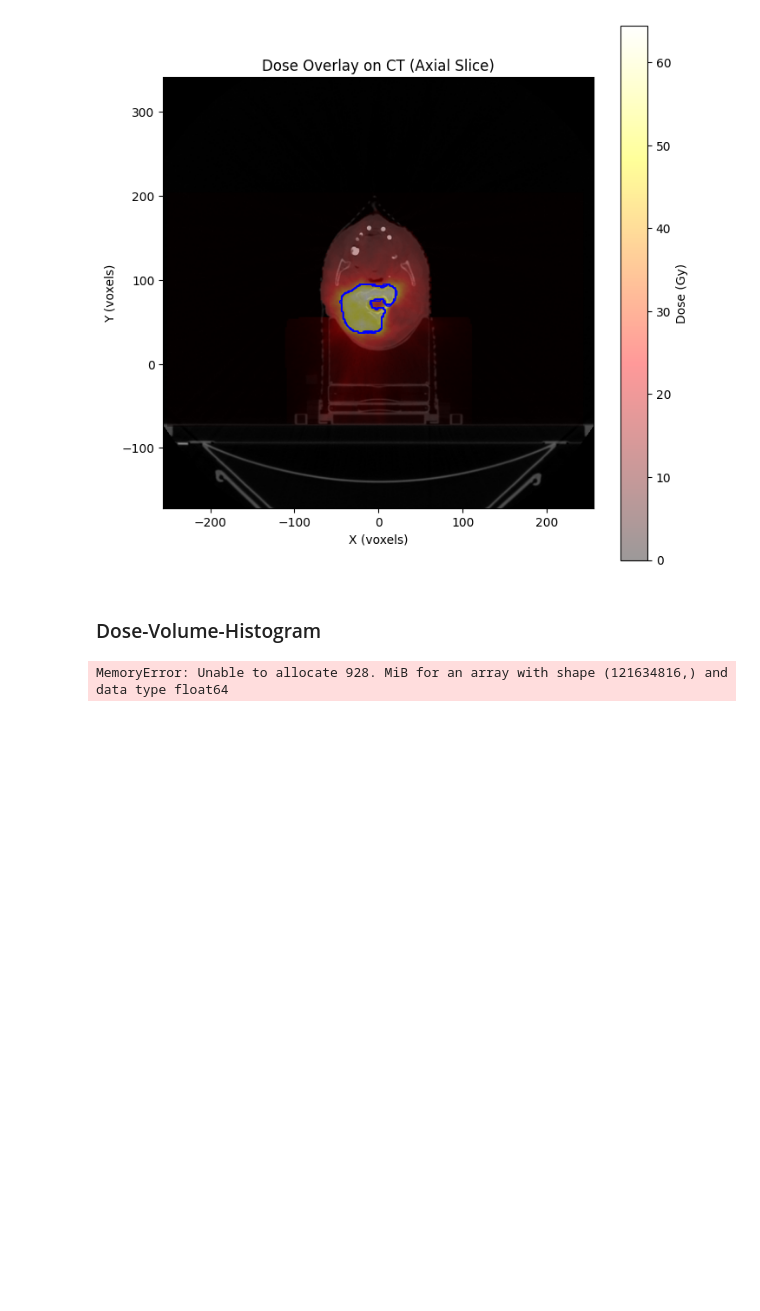
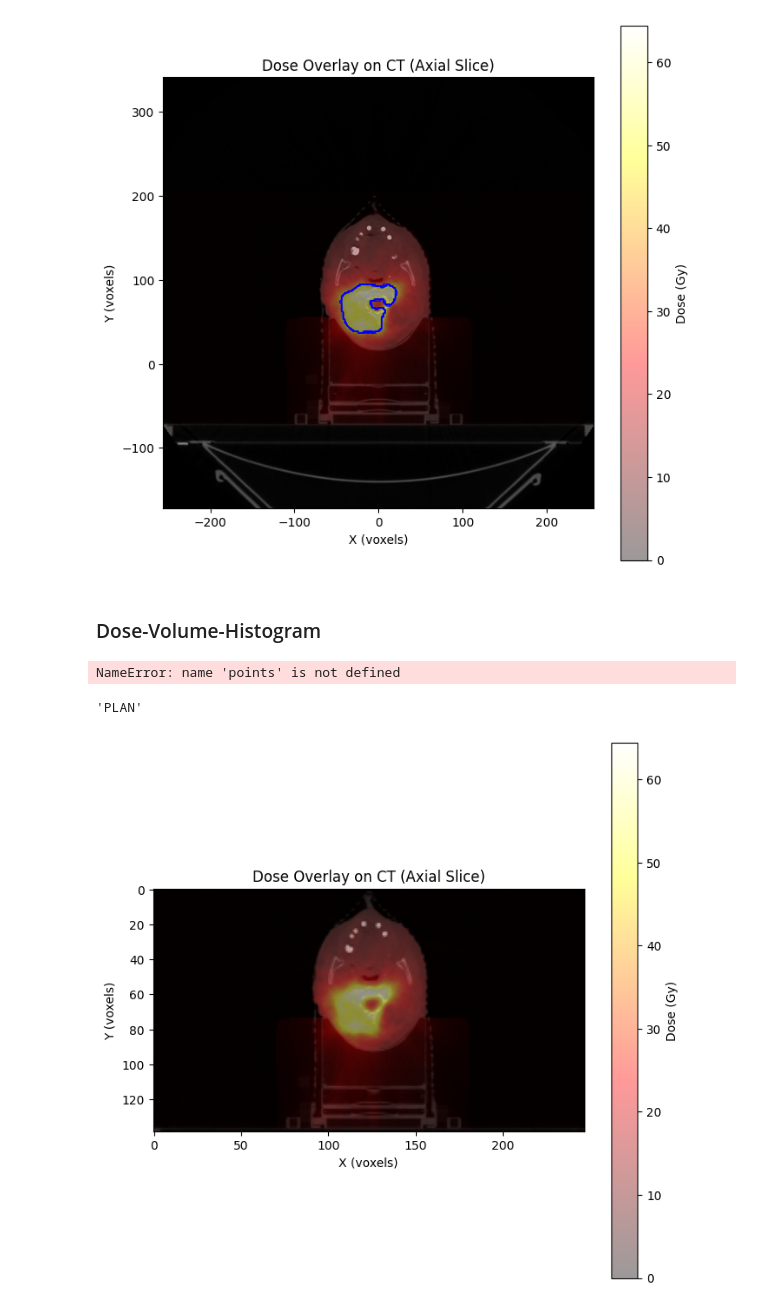
Before and after one commit to danieldeiros/TOH_Tractography, a Jupyter notebook: assignment.ipynb, the cells around one changed output. Saved outputs shown, nothing was run; the diff lists cells and outputs as text; code cells hidden in the pictures; blank space fills up the shorter version.

```diff
--- a/assignment.ipynb
+++ b/assignment.ipynb
@@ -710,11 +764,11 @@ dose_images = np.transpose(RD_Files[0].pixel_array, (2, 1, 0)) # Take dose array
 # Need to interpolate from dose to shape it towards ct scan
 
 # Get grid for x, y, z from the ct mask in mm to make a an array of every possible point
-z = np.arange(len(Sorted_CT_Files)) * voxel_spacing[2] + origin[2]
-y = np.arange(512) * voxel_spacing[1] + origin[1]
-x = np.arange(512) * voxel_spacing[0] + origin[0]
-X, Y, Z = np.meshgrid(x, y, z, indexing = 'ij')
-points = np.stack((X.flatten(), Y.flatten(), Z.flatten()), axis = -1) # makes array of every possible point in [x y z]
+z = np.arange(mask.shape[2]) * voxel_spacing[2] + origin[2]
+y = np.arange(mask.shape[1]) * voxel_spacing[1] + origin[1]
+x = np.arange(mask.shape[0]) * voxel_spacing[0] + origin[0]
+# X, Y, Z = np.meshgrid(x, y, z, indexing = 'ij')
+# points = np.stack((X.flatten(), Y.flatten(), Z.flatten()), axis = -1) # makes array of every possible point in [x y z]
 
 # Get the dose points in mm for x, y, z
 dose_z = np.arange(dose_images.shape[2]) * dose_voxel_spacing[2] + dose_origin[2]
@@ -724,7 +778,14 @@ dose_x = np.arange(dose_images.shape[0]) * dose_voxel_spacing[0] + dose_origin[0
 # Define interpolating function. Bounds_error false so we can go outside of the bounds and fill_value is 0 so outside of bounds is 0
 interpolator = RegularGridInterpolator((dose_x, dose_y, dose_z), dose_images, bounds_error = False, fill_value = 0)
 
-# Fit dose to 512 x 512 x 464 grid (same as CT image/mas shape)
+# This way takes way too long lol impossible
+# dose_resampled = np.zeros((len(x), len(y), len(z)))
+# for i in range(len(x)):
+#     for j in range(len(y)):
+#         for k in range(len(z)):
+#             dose_resampled[i, j, k] = (interpolator([[x[i], y[j], z[k]]]))[0]
+
+# Fit dose to 512 x 512 x 464 grid (same as CT image/mask shape)
 dose_resampled = interpolator(points).reshape(CT_Images.shape)
 # %% [output]
-MemoryError: Unable to allocate 928. MiB for an array with shape (121634816,) and data type float64
+NameError: name 'points' is not defined
@@ -780,0 +792,4 @@ for i, Number in enumerate(Target_Numbers):
+# %%
+RD_Files[0].DoseSummationType
+# %% [output]
+'PLAN'
@@ -780,0 +819,47 @@ for i, Number in enumerate(Target_Numbers):
+# %%
+# Define dose isocentre
+dose_isocentre_pos = np.array(RP_Files[0].BeamSequence[0].ControlPointSequence[0].IsocenterPosition) # get isocentre position in mm [x y z]
+dose_isocentre_pos = np.round((dose_isocentre_pos - dose_origin)/dose_voxel_spacing).astype(int)
+
+# Interpolate CT isocentre to dose isocentre
+interpolator = RegularGridInterpolator((x, y, z), CT_Images, bounds_error = False, fill_value = 0)
+
+# Define CT image in dose shape
+CT_Images_reshaped = interpolator(points).reshape(dose_images.shape)
+
+# Define CT slice
+ct_slice_reshaped = CT_Images_reshaped[:, :, dose_isocentre_pos[2]]
+
+# Define dose slice
+dose_slice = dose_images[:, :, dose_isocentre_pos[2]]
+
+# # Define CT voxel centre from isocentre
+# # From this dose centre find corresponding CT voxel coordinates
+# ct_voxel_centre = Isocentre_Pos
+
+# # Find slice index and corresponding CT image characteristics for that slice
+# slice_index = ct_voxel_centre[2]
+# ct_slice = CT_Images[:, :, slice_index]
+
+# dose_slice_resampled = dose_resampled[:, :, slice_index] # same slice index as ct_slice
+
+# Plot
+plt.figure(figsize=(8, 8))
+# plt.imshow(ct_slice.T, cmap='gray', origin='upper', alpha=1.0)
+plt.imshow(ct_slice_reshaped.T, cmap='gray', origin='upper', alpha=1.0)
+plt.imshow(dose_slice.T/1000, cmap='hot', origin='upper', alpha=0.4)
+# plt.imshow(dose_slice.T/1000, cmap='hot', origin='upper', alpha=0.4)
+# plt.imshow(ct_slice.T, cmap='gray', origin='upper', alpha=1.0)
+plt.title("Dose Overlay on CT (Axial Slice)")
+plt.xlabel("X (voxels)")
+plt.ylabel("Y (voxels)")
+plt.colorbar(label="Dose (Gy)")
+
+# contour_axial = contour_points[(slice_index-1 <= contour_points[:, 2])  & (contour_points[:,2] <= slice_index+1)] # collect points when on same slice as this figure
+# x_pts, y_pts = contour_axial[:, 0], contour_axial[:, 1]
+# # plt.plot(x_pts + ct_extent[0], ct_extent[3] - y_pts, 'b-', linewidth = 1)
+# plt.plot(x_pts, y_pts, 'b-', linewidth = 1)
+
+plt.show()
+# %% [output]
+[figure, added]
```
Also changed, not shown: parts of 11 cells of this notebook.
